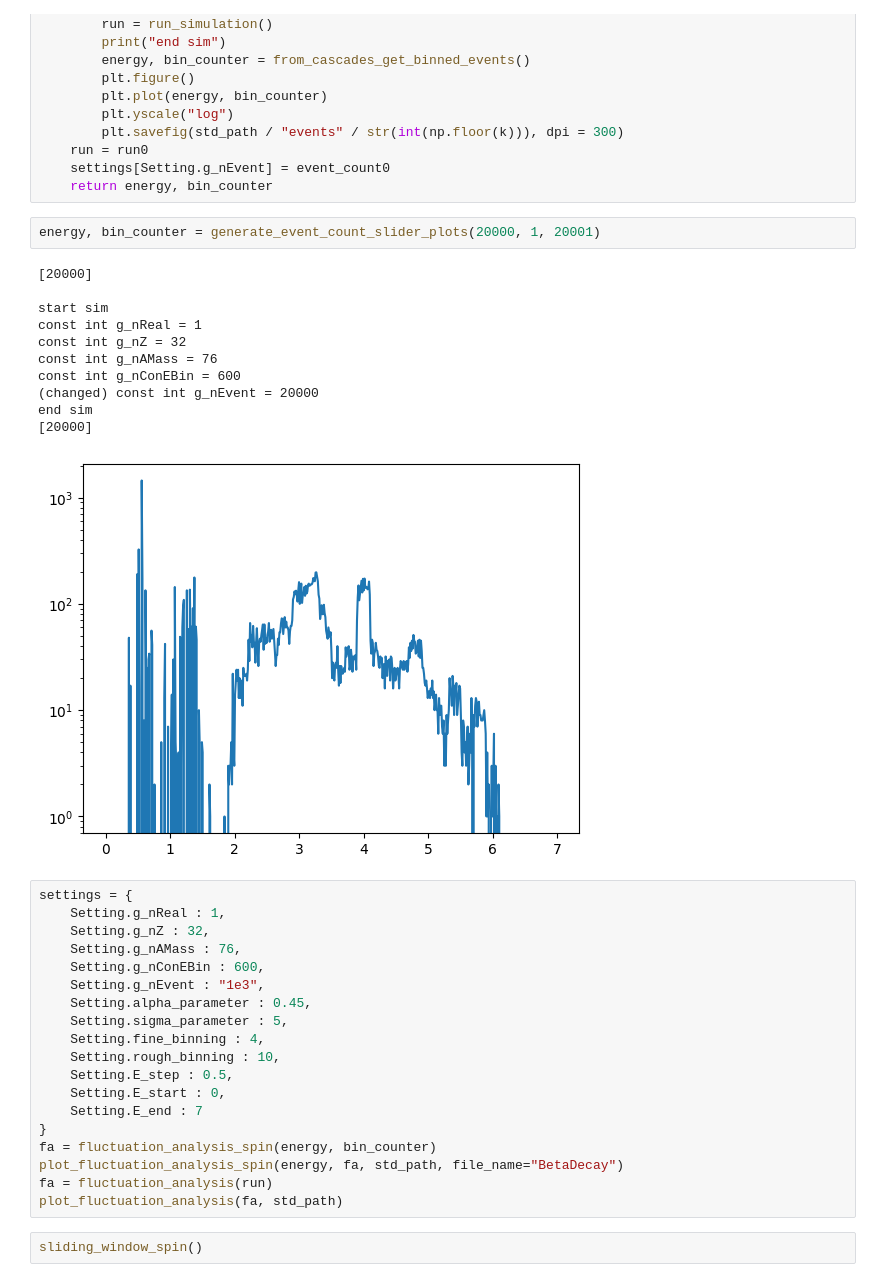
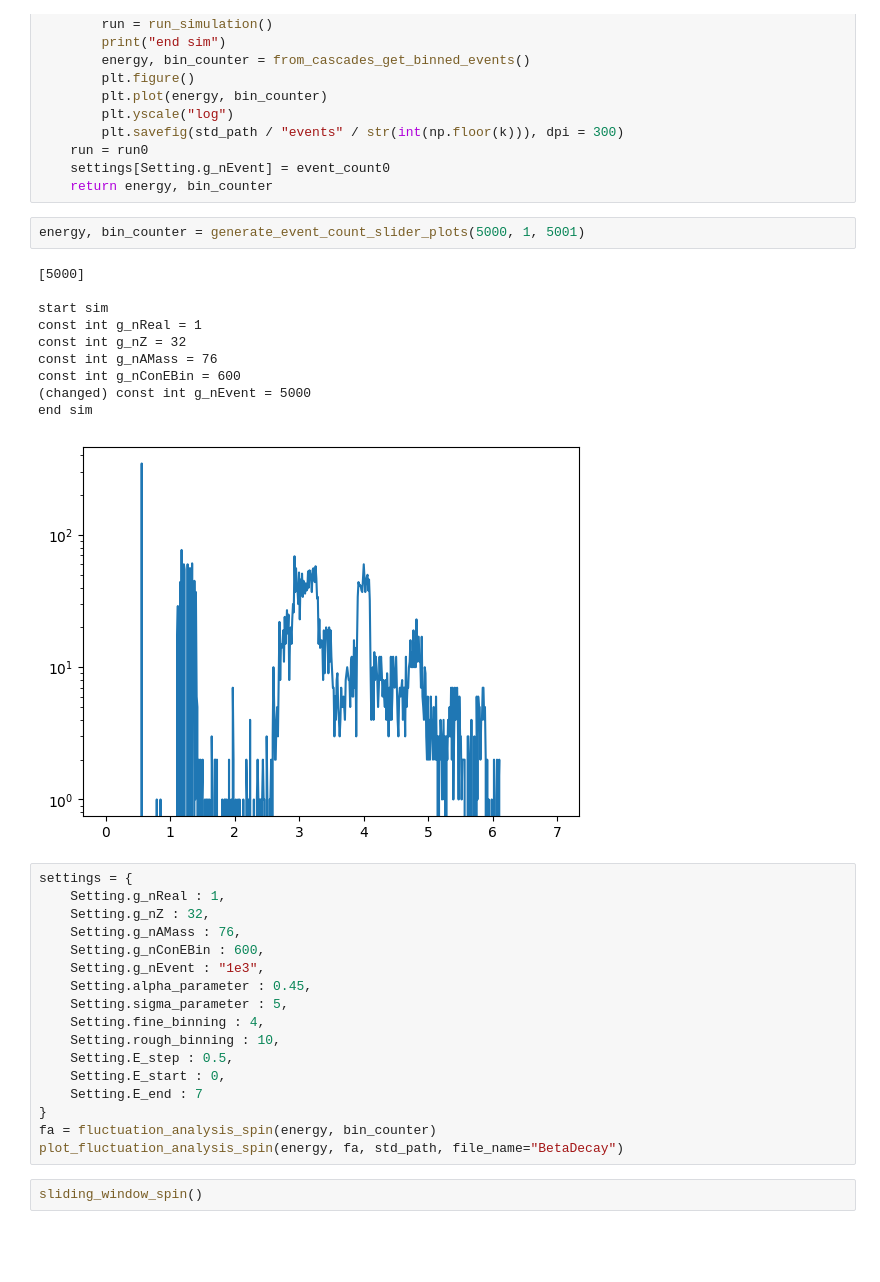
Before and after one commit to CauchyApprentice/Fluctuation-Analysis, a Jupyter notebook: main.ipynb, the cells around one changed output. Cells and saved outputs as stored; diff of their text form; blank space fills up the shorter version.

```diff
--- a/main.ipynb
+++ b/main.ipynb
@@ -348,19 +348,18 @@ def generate_event_count_slider_plots(ev_start, ev_step, ev_end):
     settings[Setting.g_nEvent] = event_count0
     return energy, bin_counter
 # %%
-energy, bin_counter = generate_event_count_slider_plots(20000, 1, 20001)
+energy, bin_counter = generate_event_count_slider_plots(5000, 1, 5001)
 # %% [output]
-[20000]
+[5000]
 
 start sim
 const int g_nReal = 1
 const int g_nZ = 32
 const int g_nAMass = 76
 const int g_nConEBin = 600
-(changed) const int g_nEvent = 20000
+(changed) const int g_nEvent = 5000
 end sim
-[20000]
-[figure, old version]
+[figure, new version]
 # %%
 settings = {
     Setting.g_nReal : 1,
@@ -378,8 +377,6 @@ settings = {
 }
 fa = fluctuation_analysis_spin(energy, bin_counter)
 plot_fluctuation_analysis_spin(energy, fa, std_path, file_name="BetaDecay")
-fa = fluctuation_analysis(run)
-plot_fluctuation_analysis(fa, std_path)
 # %%
 sliding_window_spin()
 # %% [output]
```
Also changed, not shown: parts of 2 cells of this notebook.
